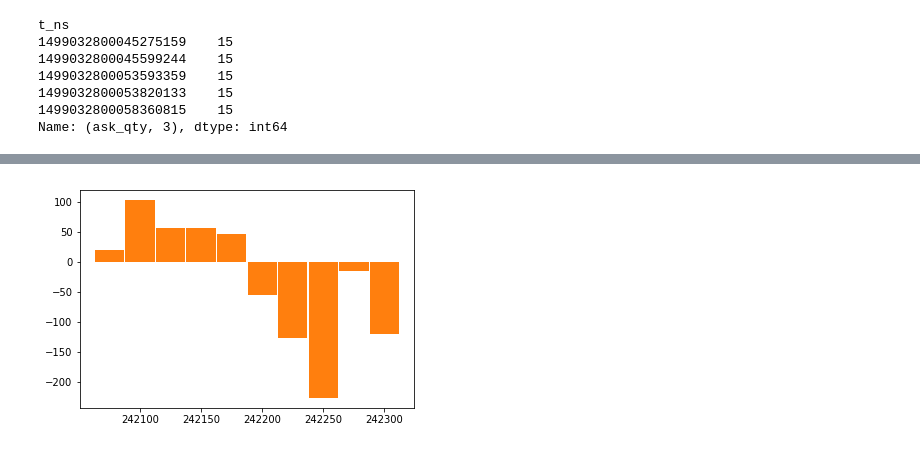
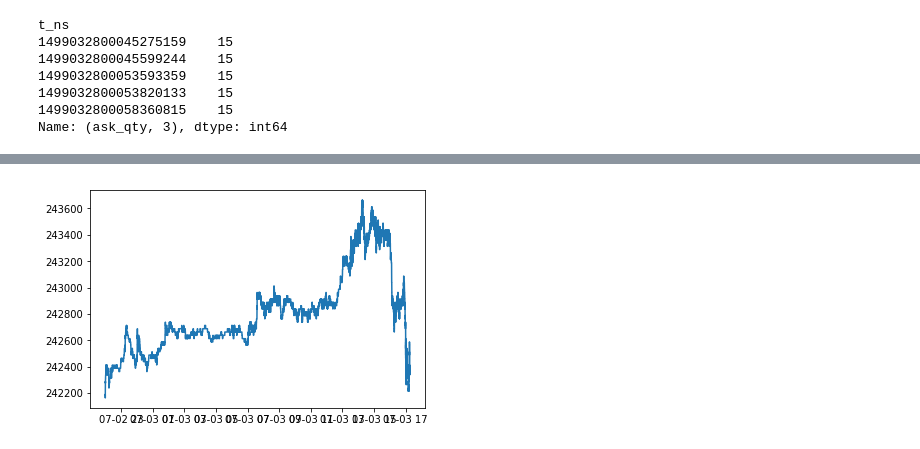
Before and after one commit to lotzma/LOB, a Jupyter notebook: LOB.ipynb, the cells around one changed output, grey strips where cells are left out. Saved outputs shown, nothing was run; the diff lists cells and outputs as text; code cells hidden in the pictures.

```diff
--- a/LOB.ipynb
+++ b/LOB.ipynb
@@ -90,15 +81,7 @@ times = pd.to_datetime(df.index, utc=True)
-# %%
-# Now try an animation!
-fig, ax = plt.subplots()
-
-line = plt.bar(prices[0,:],volumes[0,:], width=24)
-
-def animate(i):
-    line = plt.bar(prices[i,:],volumes[i,:], width=24)
-    #line.set_xdata(prices[i,:])
-    #line.set_ydata(volumes[i,:])
-    return line
-
-ani = animation.FuncAnimation(fig, animate, np.arange(1,2000), interval=25, blit=True)
-# %% [output]
-[figure, removed]
+# %%
+# Plot midprices over the whole trading period
+midprices = (prices[:,5]+prices[:,0])/2
+plt.plot(times,midprices)
+plt.show()
+# %% [output]
+[figure, added]
```
Also changed, not shown: parts of 12 cells of this notebook.
